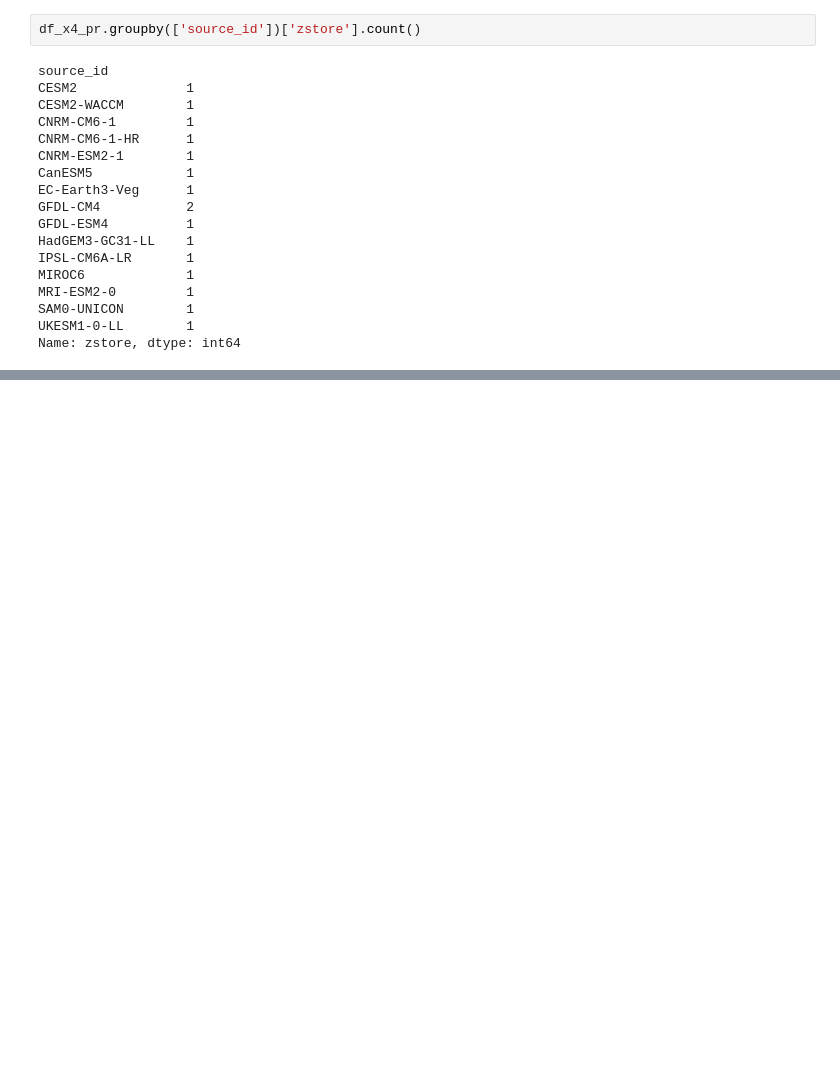
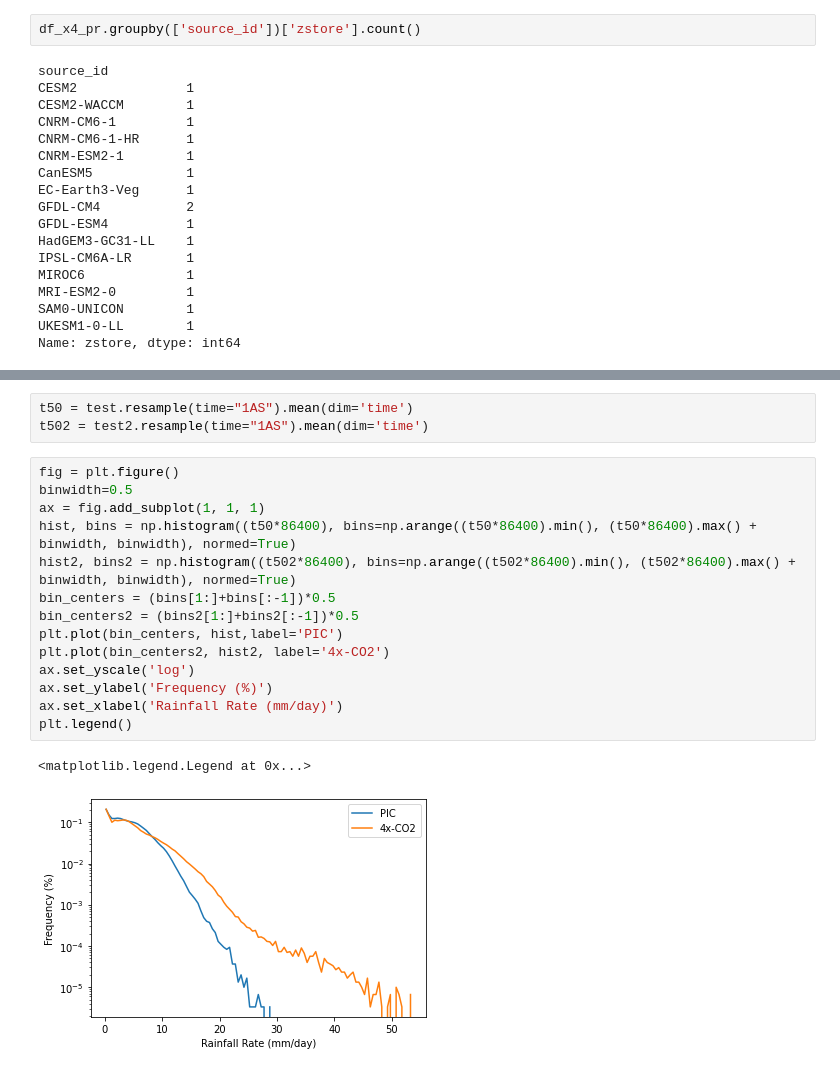
Before and after one commit to TaufiqHassan/cloud_CMIP6, a Jupyter notebook: precip_analysis.ipynb, the cells around one changed output, grey strips where cells are left out. Cells and saved outputs as stored; diff of their text form; blank space fills up the shorter version.

```diff
--- a/precip_analysis.ipynb
+++ b/precip_analysis.ipynb
@@ -148,0 +328,20 @@ fig.colorbar(a,ax=axs.ravel().tolist(),orientation='horizontal',pad=0.02, shrink
+# %%
+t50 = test.resample(time="1AS").mean(dim='time')
+t502 = test2.resample(time="1AS").mean(dim='time')
+# %%
+fig = plt.figure()
+binwidth=0.5
+ax = fig.add_subplot(1, 1, 1)
+hist, bins = np.histogram((t50*86400), bins=np.arange((t50*86400).min(), (t50*86400).max() + binwidth, binwidth), normed=True)
+hist2, bins2 = np.histogram((t502*86400), bins=np.arange((t502*86400).min(), (t502*86400).max() + binwidth, binwidth), normed=True)
+bin_centers = (bins[1:]+bins[:-1])*0.5
+bin_centers2 = (bins2[1:]+bins2[:-1])*0.5
+plt.plot(bin_centers, hist,label='PIC')
+plt.plot(bin_centers2, hist2, label='4x-CO2')
+ax.set_yscale('log')
+ax.set_ylabel('Frequency (%)')
+ax.set_xlabel('Rainfall Rate (mm/day)')
+plt.legend()
+# %% [output]
+<matplotlib.legend.Legend at 0x...>
+[figure, added]
```
Also changed, not shown: parts of 15 cells of this notebook.
